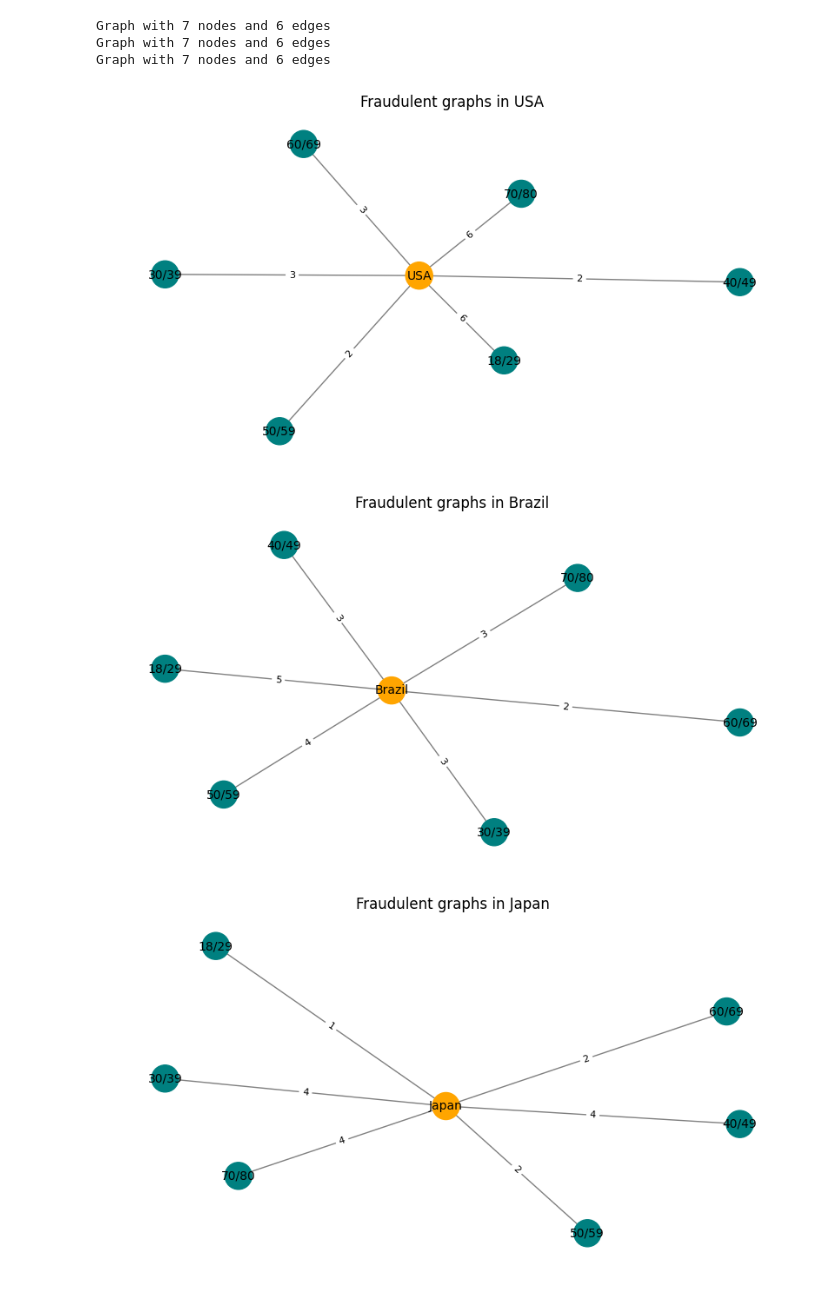
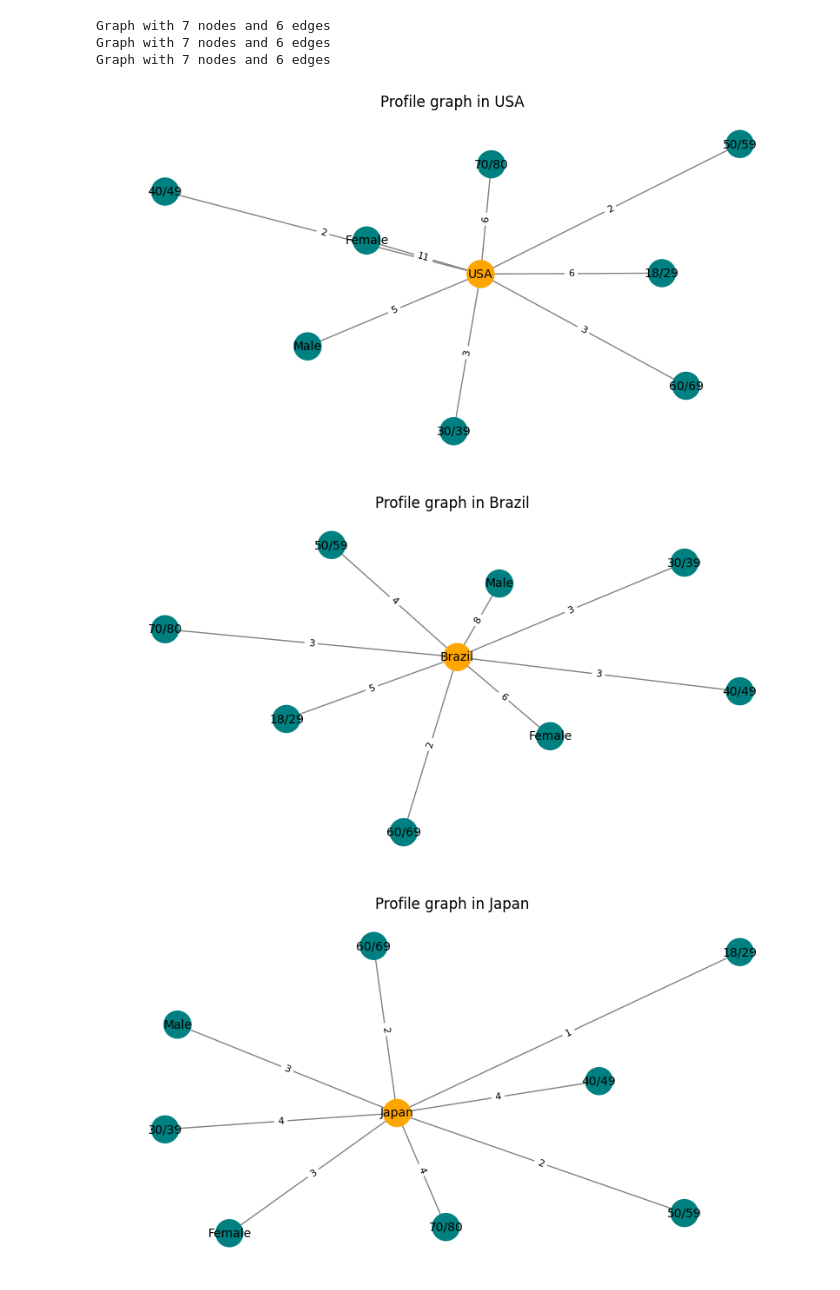
Before and after one commit to David-Mdrs/Cartoes_Transacoes_Fraudulentas, a Jupyter notebook: Fraude_Paises.ipynb, the cells around one changed output. Drawn from its saved outputs; the diff is of its cells as text; code cells hidden in the pictures.

Commit message:
Grafo de perfil com gênero

```diff
--- a/Fraude_Paises.ipynb
+++ b/Fraude_Paises.ipynb
@@ -93,6 +93,21 @@ def criar_grafo_perfil(df, pais):
     # Inserindo vértices e arestas
     for i in range(len(df)):
         if df.iloc[i]['Country'] == pais:
+
+            if df.iloc[i]['User Gender'] == 'Male':
+                if grafo.has_node('Male'):
+                    grafo['Male'][pais]['weight'] += 1
+                else:
+                    grafo.add_node('Male')
+                    grafo.add_edge('Male', pais, weight = 1)
+
+            elif df.iloc[i]['User Gender'] == 'Female':
+                if grafo.has_node('Female'):
+                    grafo['Female'][pais]['weight'] += 1
+                else:
+                    grafo.add_node('Female')
+                    grafo.add_edge('Female', pais, weight = 1)
+
             if 18 <= df.iloc[i]['User Age'] < 30:
                 if grafo.has_node('18/29'):
                     grafo['18/29'][pais]['weight'] += 1
@@ -128,7 +143,7 @@ def criar_grafo_perfil(df, pais):
                     grafo.add_node('60/69')
                     grafo.add_edge('60/69', pais, weight = 1)
 
-            elif 70 <= df.iloc[i]['User Age'] <= 80:
+            else:
                 if grafo.has_node('70/80'):
                     grafo['70/80'][pais]['weight'] += 1
                 else:
@@ -155,25 +170,25 @@ Graph with 7 nodes and 6 edges
 # %%
 # Visualizando grafos de perfil
 for pais in paises_mais_fraudados:
     grafo = criar_grafo_perfil(df_fraudulento, pais)
 
     # Dimensionando figura e ajustando cores
     plt.figure(figsize=(8, 4))
     cor = ['orange' if node == pais else 'teal' for node in grafo.nodes()]
 
     # Criando um dicionário com os pesos das arestas
     labels = nx.get_edge_attributes(grafo, 'weight')
 
     # Dando nome e visualizando grafo
     pos = nx.spring_layout(grafo)  # Calcula a posição dos nós
     nx.draw(grafo, with_labels=True, node_color=cor, edge_color="gray", font_size=10, node_size=500, pos=pos)
 
     # Desenhando os rótulos das arestas no meio
     nx.draw_networkx_edge_labels(grafo, pos=pos, edge_labels=labels, font_size=8)
 
-    plt.title(f"Fraudulent graphs in {pais}")
+    plt.title(f"Profile graph in {pais}")
     plt.show()
 # %% [output]
-[figure, old version]
+[figure, new version]
-[figure, old version]
+[figure, new version]
-[figure, old version]
+[figure, new version]
```
